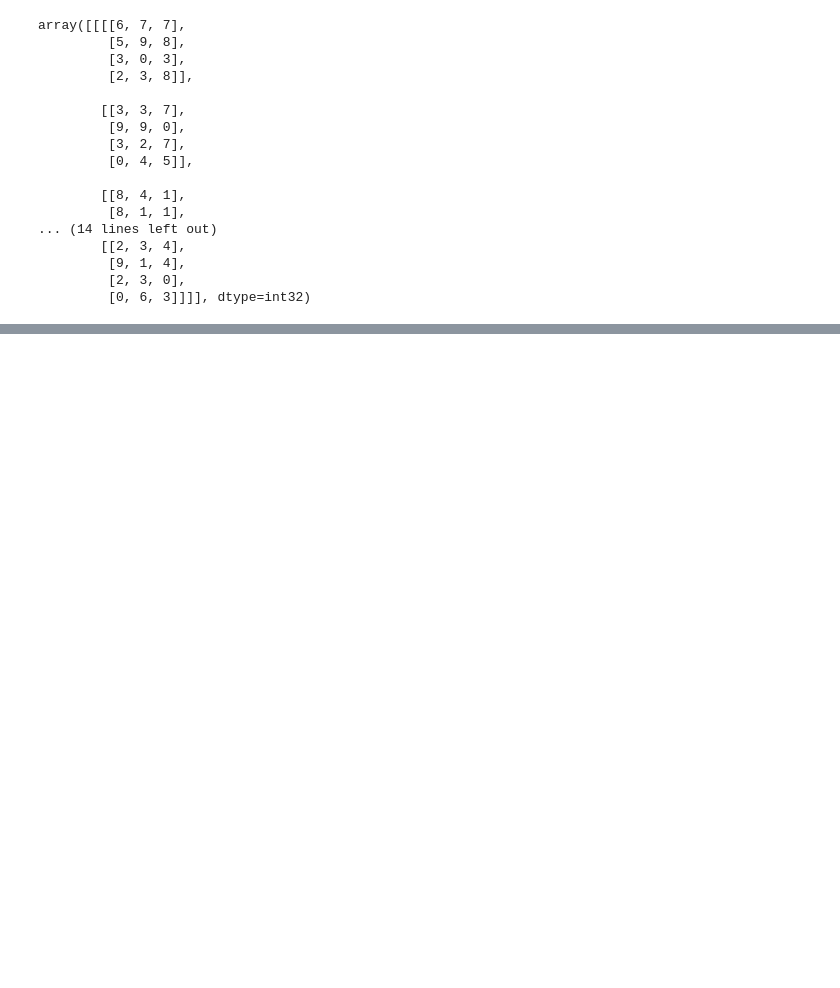
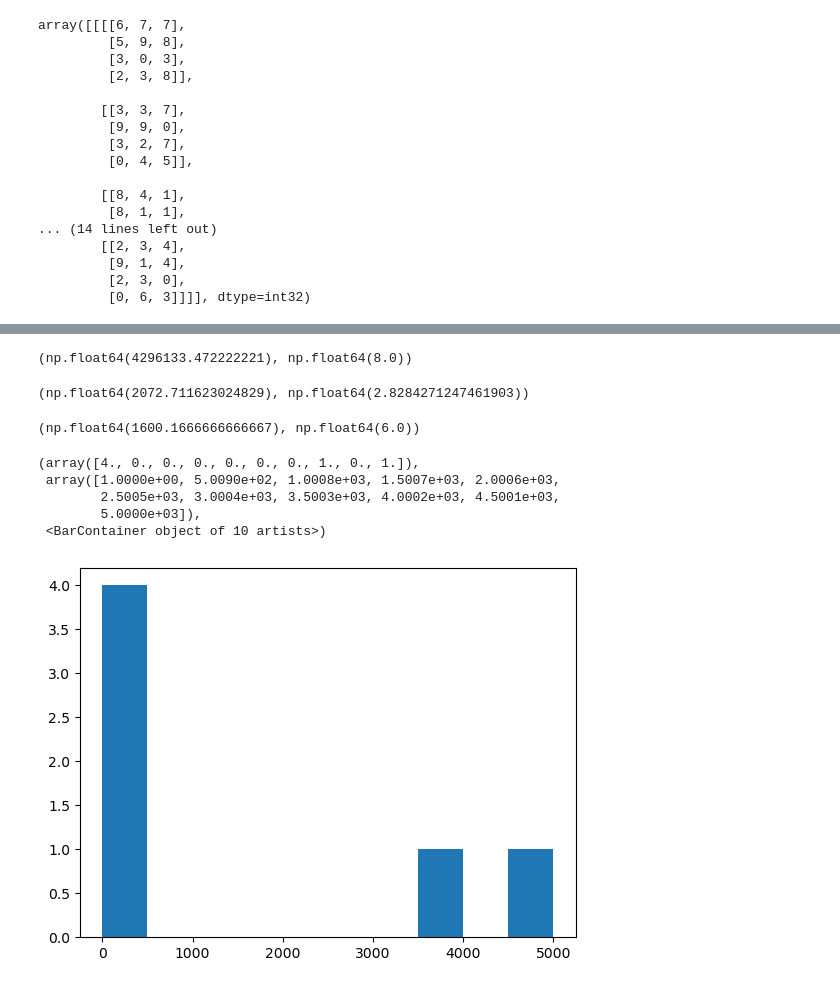
Before and after one commit to thesubodh1/Machine-Learning, a Jupyter notebook: Numpy.ipynb, the cells around one changed output, grey strips where cells are left out. Saved outputs shown, nothing was run; the diff lists cells and outputs as text; code cells hidden in the pictures; blank space fills up the shorter version.

```diff
--- a/Numpy.ipynb
+++ b/Numpy.ipynb
@@ -287,0 +513,16 @@ array([[[[6, 7, 7],
+# %%
+# Demo of str and var
+higher_var_array = np.array([1,100,200,300,4000,5000])
+low_var_array = np.array([2,4,6,8,10])
+# %%
+np.var(higher_var_array), np.var(low_var_array)
+# %% [output]
+(np.float64(4296133.472222221), np.float64(8.0))
+# %%
+np.std(higher_var_array), np.std(low_var_array)
+# %% [output]
+(np.float64(2072.711623024829), np.float64(2.8284271247461903))
+# %%
+np.mean(higher_var_array), np.mean(low_var_array)
+# %% [output]
+(np.float64(1600.1666666666667), np.float64(6.0))
@@ -287,0 +531,9 @@ array([[[[6, 7, 7],
+# %%
+plt.hist(higher_var_array)
+# %% [output]
+(array([4., 0., 0., 0., 0., 0., 0., 1., 0., 1.]),
+ array([1.0000e+00, 5.0090e+02, 1.0008e+03, 1.5007e+03, 2.0006e+03,
+        2.5005e+03, 3.0004e+03, 3.5003e+03, 4.0002e+03, 4.5001e+03,
+        5.0000e+03]),
+ <BarContainer object of 10 artists>)
+[figure, added]
```
Also changed, not shown: parts of 129 cells of this notebook.
